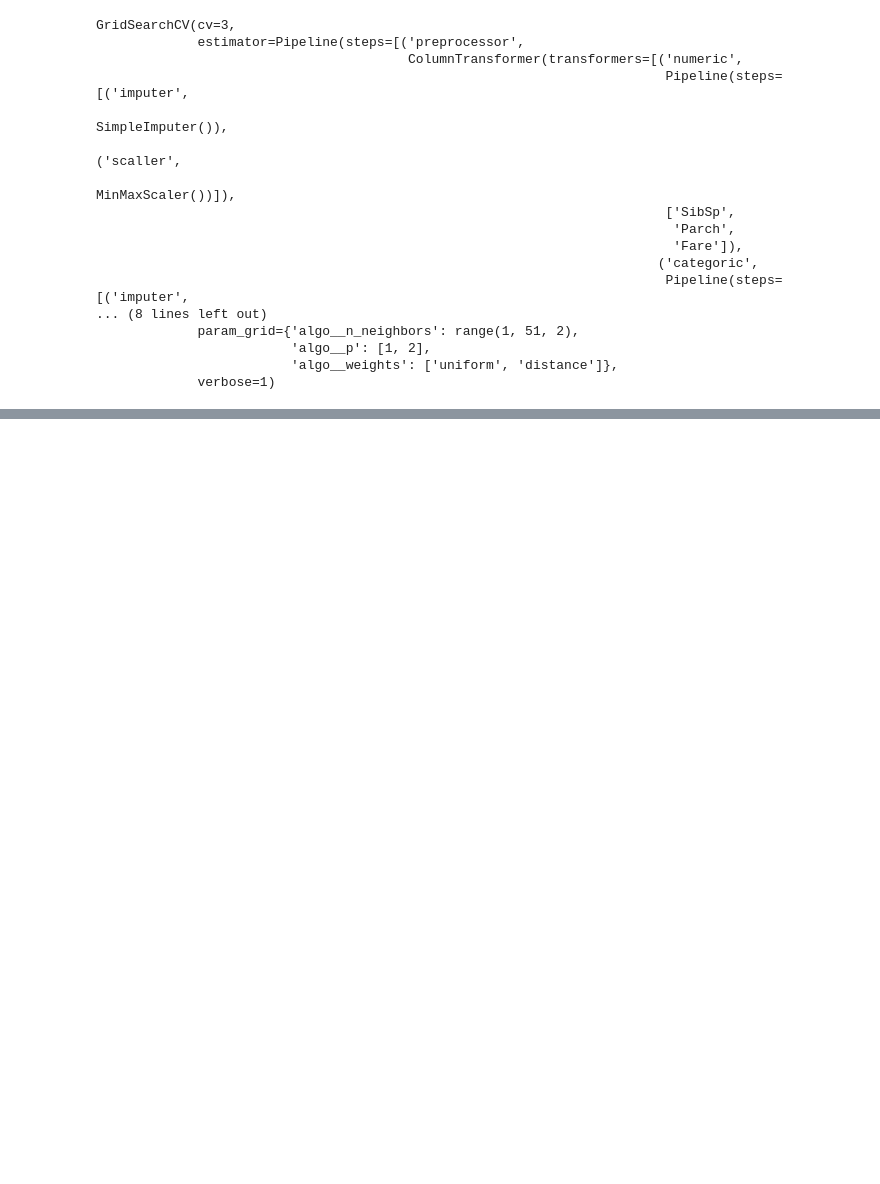
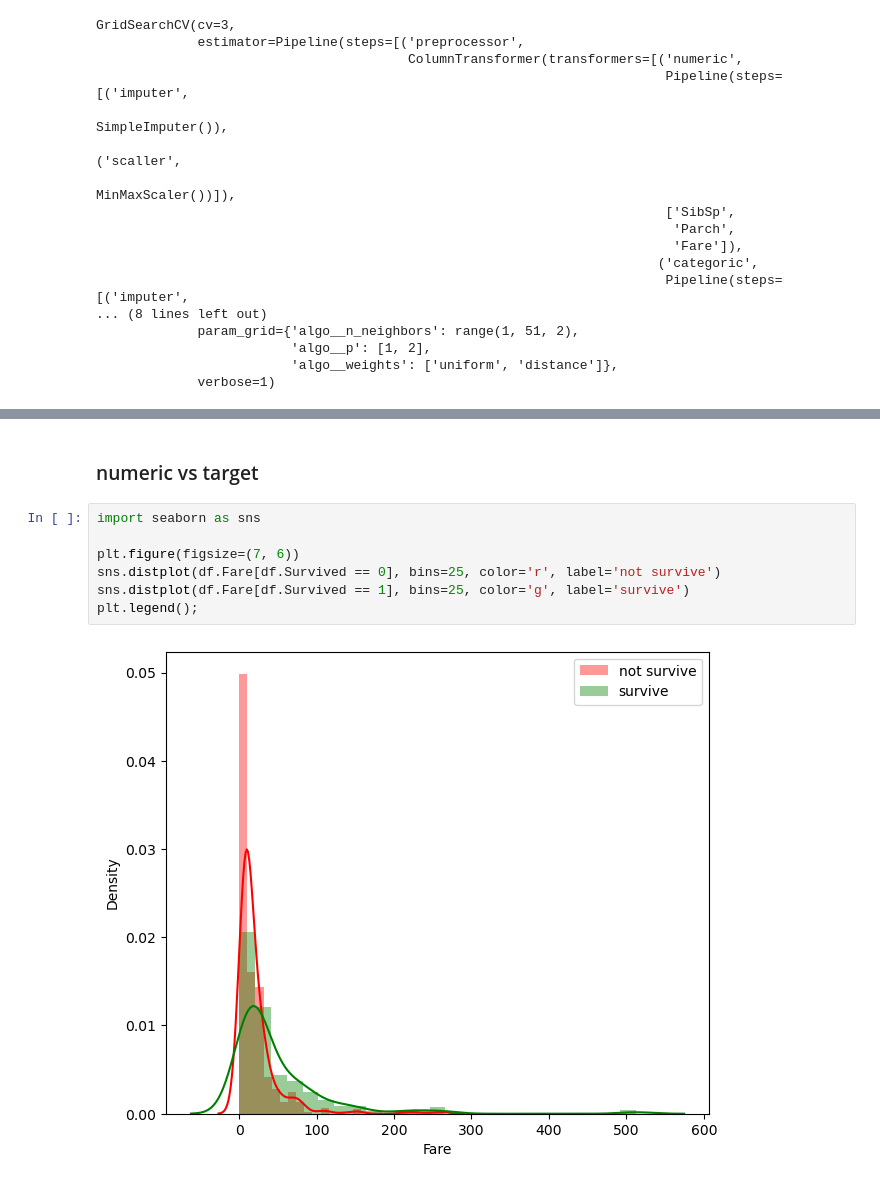
Before and after one commit to muhamadirkham21/Learning-journey, a Jupyter notebook: learn-python/ADVANCED/MACHINE-LEARNING/knn.ipynb, the cells around one changed output, grey strips where cells are left out. Saved outputs shown, nothing was run; the diff lists cells and outputs as text; blank space fills up the shorter version.

```diff
--- a/learn-python/ADVANCED/MACHINE-LEARNING/knn.ipynb
+++ b/learn-python/ADVANCED/MACHINE-LEARNING/knn.ipynb
@@ -415,0 +432,11 @@ GridSearchCV(cv=3,
+# %% [markdown]
+### numeric vs target
+# %%
+import seaborn as sns
+
+plt.figure(figsize=(7, 6))
+sns.distplot(df.Fare[df.Survived == 0], bins=25, color='r', label='not survive')
+sns.distplot(df.Fare[df.Survived == 1], bins=25, color='g', label='survive')
+plt.legend();
+# %% [output]
+[figure, added]
```
Also changed, not shown: parts of 6 cells of this notebook, 1 other file.
